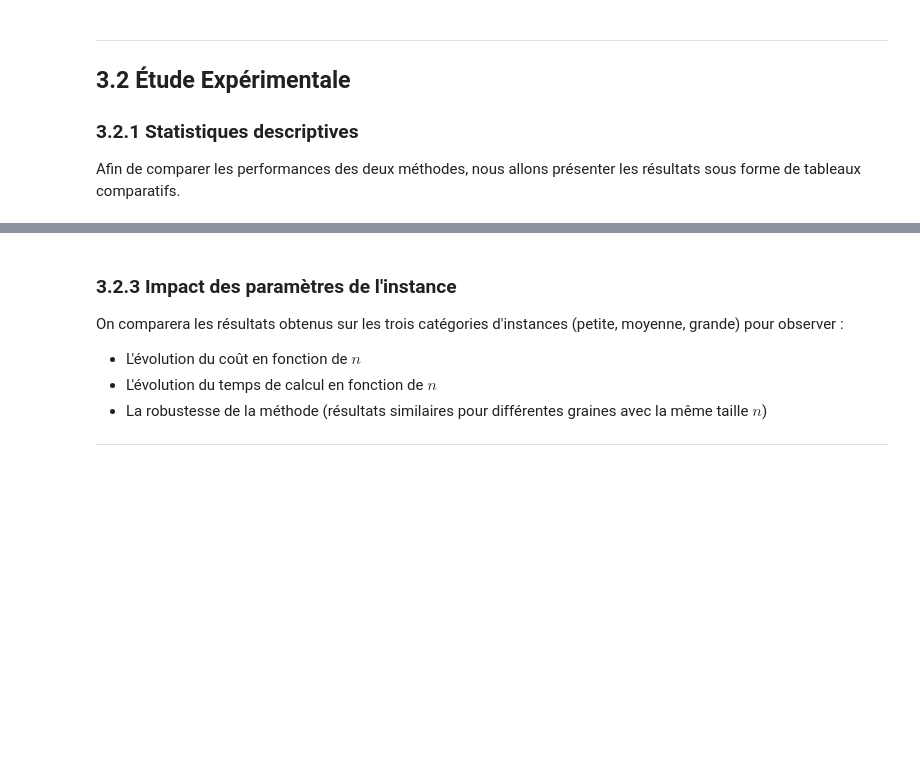
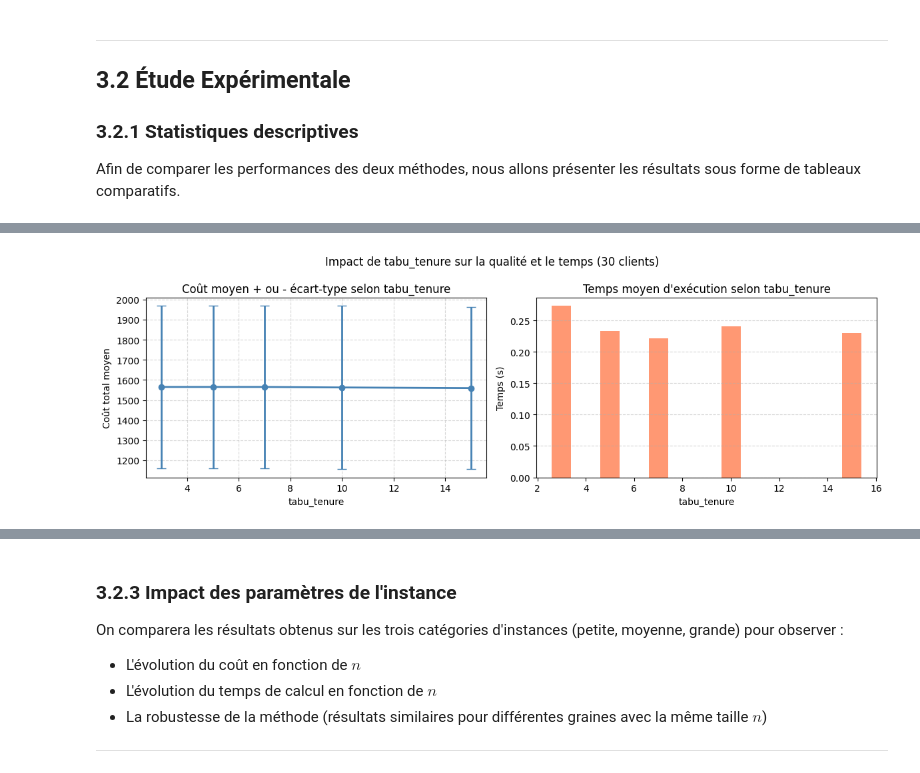
Before and after one commit to LonelyBadeline/CesiCDP, a Jupyter notebook: CesiCDP.ipynb, the cells around one changed output, grey strips where cells are left out. Drawn from its saved outputs; the diff is of its cells as text; code cells hidden in the pictures; blank space fills up the shorter version.

Commit message:
(Implentation) : Study on parameters impact (tabu_tenure & max_iter), 10 seeds x 5 configs)

```diff
--- a/CesiCDP.ipynb
+++ b/CesiCDP.ipynb
@@ -1609,0 +1672,27 @@ Nous varions les paramètres de la recherche tabou sur l'instance moyenne (30 cl
+# %%
+fig, axes = plt.subplots(1, 2, figsize=(12, 4))
+
+# Median cost + or - standard deviation
+axes[0].errorbar(
+    df_tenure.index,
+    df_tenure["Coût moyen"],
+    yerr=df_tenure["Écart-type coût"],
+    marker='o', capsize=5, color='steelblue', linewidth=2
+)
+axes[0].set_title("Coût moyen + ou - écart-type selon tabu_tenure")
+axes[0].set_xlabel("tabu_tenure")
+axes[0].set_ylabel("Coût total moyen")
+axes[0].grid(True, linestyle='--', alpha=0.5)
+
+# Median Time
+axes[1].bar(df_tenure.index, df_tenure["Temps moyen (s)"], color='coral', alpha=0.8)
+axes[1].set_title("Temps moyen d'exécution selon tabu_tenure")
+axes[1].set_xlabel("tabu_tenure")
+axes[1].set_ylabel("Temps (s)")
+axes[1].grid(True, linestyle='--', alpha=0.5, axis='y')
+
+plt.suptitle("Impact de tabu_tenure sur la qualité et le temps (30 clients)", fontsize=12)
+plt.tight_layout()
+plt.show()
+# %% [output]
+[figure, added]
```
Also changed, not shown: parts of 13 cells of this notebook.
